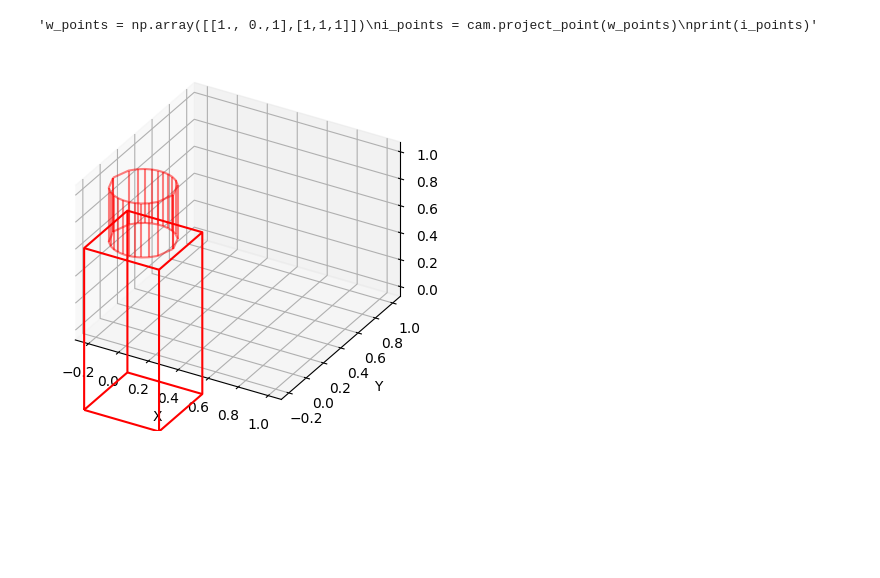
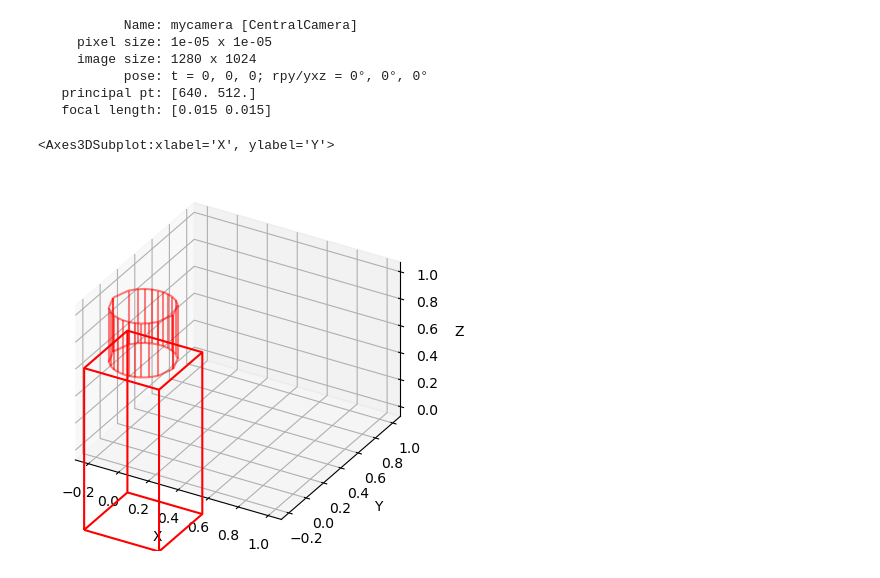
Before and after one commit to MateusPincho/Calibration-Mocap, a Jupyter notebook: DLT Algorithm/dlt.ipynb, the cells around one changed output. Drawn from its saved outputs; the diff is of its cells as text; code cells hidden in the pictures; blank space fills up the shorter version.

```diff
--- a/DLT Algorithm/dlt.ipynb
+++ b/DLT Algorithm/dlt.ipynb
@@ -59,12 +277,18 @@ from machinevisiontoolbox import CentralCamera
 # %%
-# Create simulate data using Machine Vision Toolbox
-cam = CentralCamera(f=0.015, rho=10e-6, imagesize=[1280, 1024], pp=[640, 512], name="mycamera")
+from machinevisiontoolbox import CentralCamera
+from spatialmath import SE3
 
+cam = CentralCamera(f=0.015, rho=10e-6, imagesize=[1280, 1024], pp=[640, 512],pose = SE3(0, 0, 0), name="mycamera")
+print(cam)
+
+cam.pose
 cam.plot()
-
-'''w_points = np.array([[1., 0.,1],[1,1,1]])
-i_points = cam.project_point(w_points)
-print(i_points)'''
 # %% [output]
-'w_points = np.array([[1., 0.,1],[1,1,1]])\ni_points = cam.project_point(w_points)\nprint(i_points)'
+           Name: mycamera [CentralCamera]
+     pixel size: 1e-05 x 1e-05
+     image size: 1280 x 1024
+           pose: t = 0, 0, 0; rpy/yxz = 0°, 0°, 0°
+   principal pt: [640. 512.]
+   focal length: [0.015 0.015]
+<Axes3DSubplot:xlabel='X', ylabel='Y'>
-[figure, old version]
+[figure, new version]
```
Also changed, not shown: parts of 23 cells of this notebook, 3 other files.
